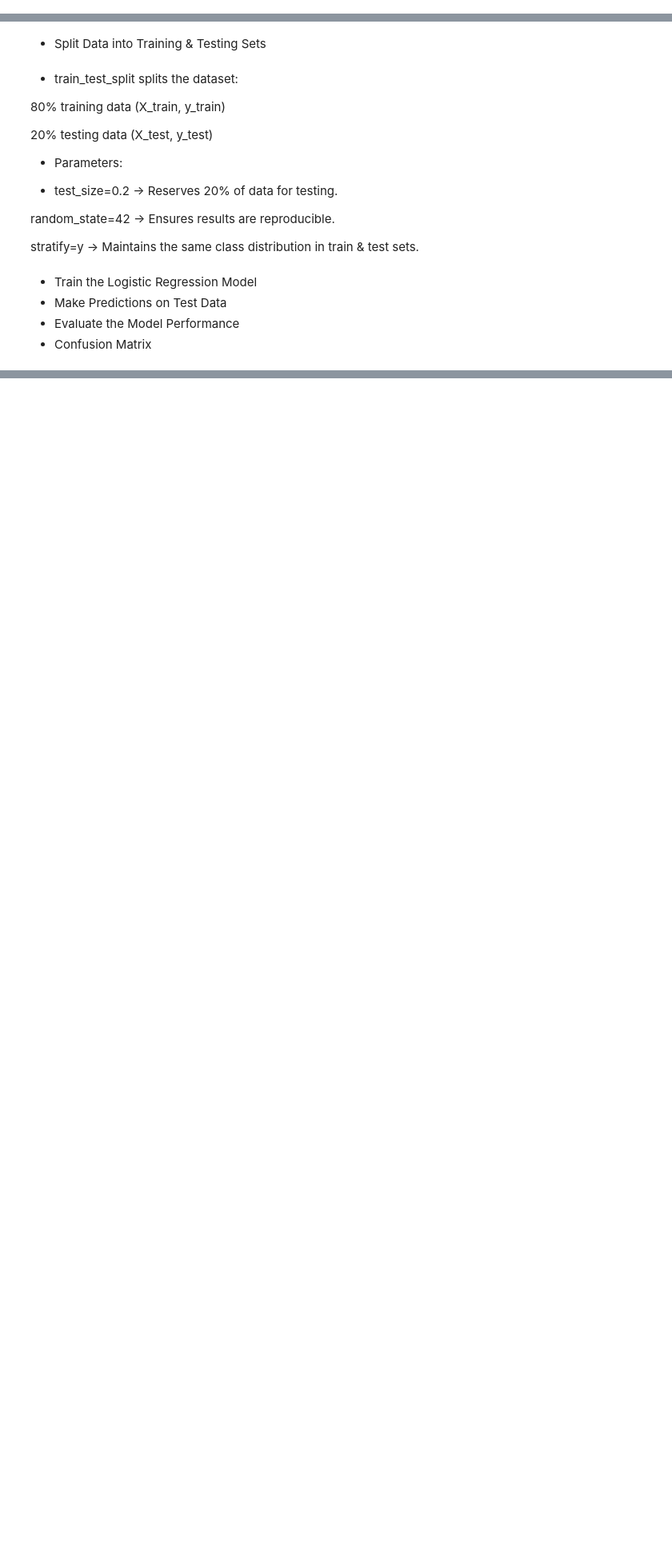
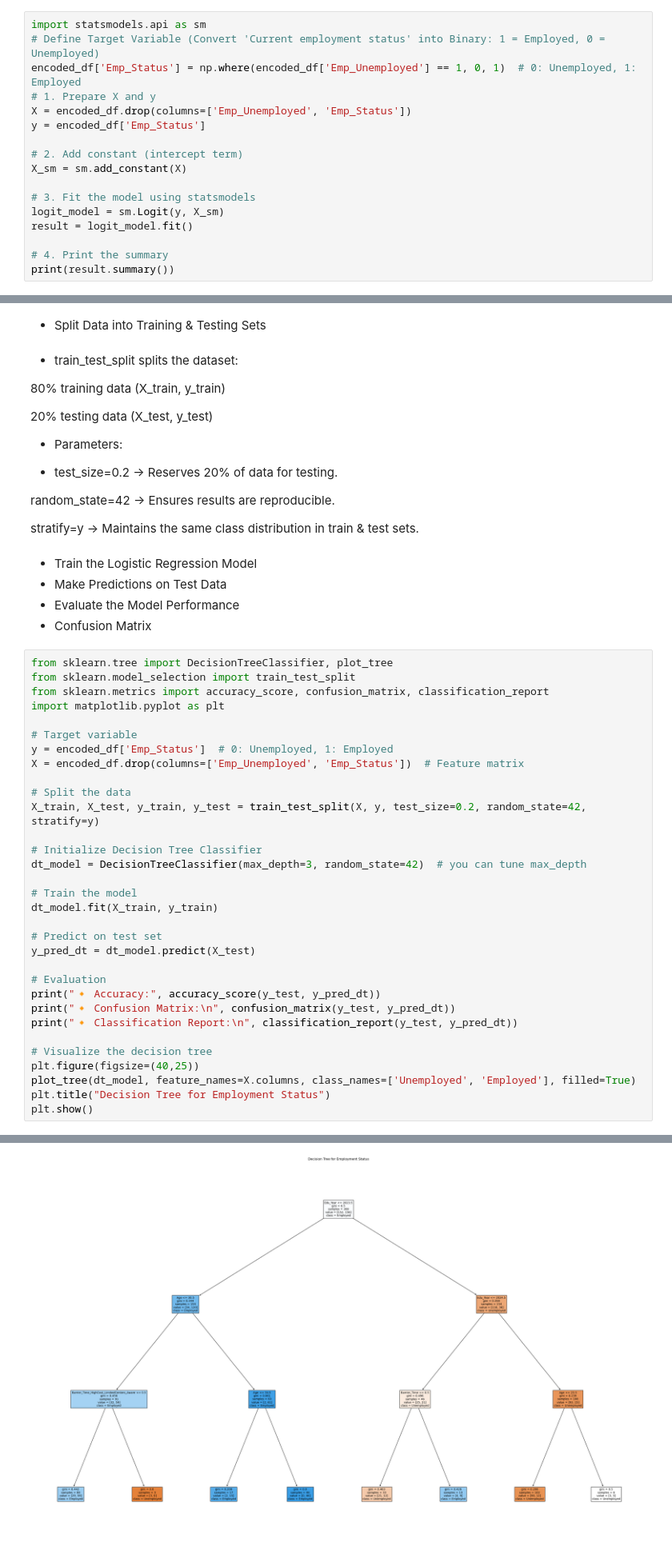
Before and after one commit to Shravani509/MSc_Statistics_project, a Jupyter notebook: MSc 4th sem Project.ipynb, the cells around one changed output, grey strips where cells are left out. Shown at 80% size. Drawn from its saved outputs; the diff is of its cells as text; blank space fills up the shorter version.

```diff
--- a/MSc 4th sem Project.ipynb
+++ b/MSc 4th sem Project.ipynb
@@ -583,0 +807,17 @@ weighted avg       0.78      0.78      0.78        77
+# %%
+import statsmodels.api as sm
+# Define Target Variable (Convert 'Current employment status' into Binary: 1 = Employed, 0 = Unemployed)
+encoded_df['Emp_Status'] = np.where(encoded_df['Emp_Unemployed'] == 1, 0, 1)  # 0: Unemployed, 1: Employed
+# 1. Prepare X and y
+X = encoded_df.drop(columns=['Emp_Unemployed', 'Emp_Status'])
+y = encoded_df['Emp_Status']
+
+# 2. Add constant (intercept term)
+X_sm = sm.add_constant(X)
+
+# 3. Fit the model using statsmodels
+logit_model = sm.Logit(y, X_sm)
+result = logit_model.fit()
+
+# 4. Print the summary
+print(result.summary())
@@ -634,3 +892,36 @@ stratify=y → Maintains the same class distribution in train & test sets.
 - Make Predictions on Test Data
 - Evaluate the Model Performance
 - Confusion Matrix
+# %%
+from sklearn.tree import DecisionTreeClassifier, plot_tree
+from sklearn.model_selection import train_test_split
+from sklearn.metrics import accuracy_score, confusion_matrix, classification_report
+import matplotlib.pyplot as plt
+
+# Target variable
+y = encoded_df['Emp_Status']  # 0: Unemployed, 1: Employed
+X = encoded_df.drop(columns=['Emp_Unemployed', 'Emp_Status'])  # Feature matrix
+
+# Split the data
+X_train, X_test, y_train, y_test = train_test_split(X, y, test_size=0.2, random_state=42, stratify=y)
+
+# Initialize Decision Tree Classifier
+dt_model = DecisionTreeClassifier(max_depth=3, random_state=42)  # you can tune max_depth
+
+# Train the model
+dt_model.fit(X_train, y_train)
+
+# Predict on test set
+y_pred_dt = dt_model.predict(X_test)
+
+# Evaluation
+print("🔸 Accuracy:", accuracy_score(y_test, y_pred_dt))
+print("🔸 Confusion Matrix:\n", confusion_matrix(y_test, y_pred_dt))
+print("🔸 Classification Report:\n", classification_report(y_test, y_pred_dt))
+
+# Visualize the decision tree
+plt.figure(figsize=(40,25))
+plot_tree(dt_model, feature_names=X.columns, class_names=['Unemployed', 'Employed'], filled=True)
+plt.title("Decision Tree for Employment Status")
+plt.show()
+# %% [output]
@@ -636,0 +941 @@ stratify=y → Maintains the same class distribution in train & test sets.
+[figure, added]
```
Also changed, not shown: parts of 17 cells of this notebook.
